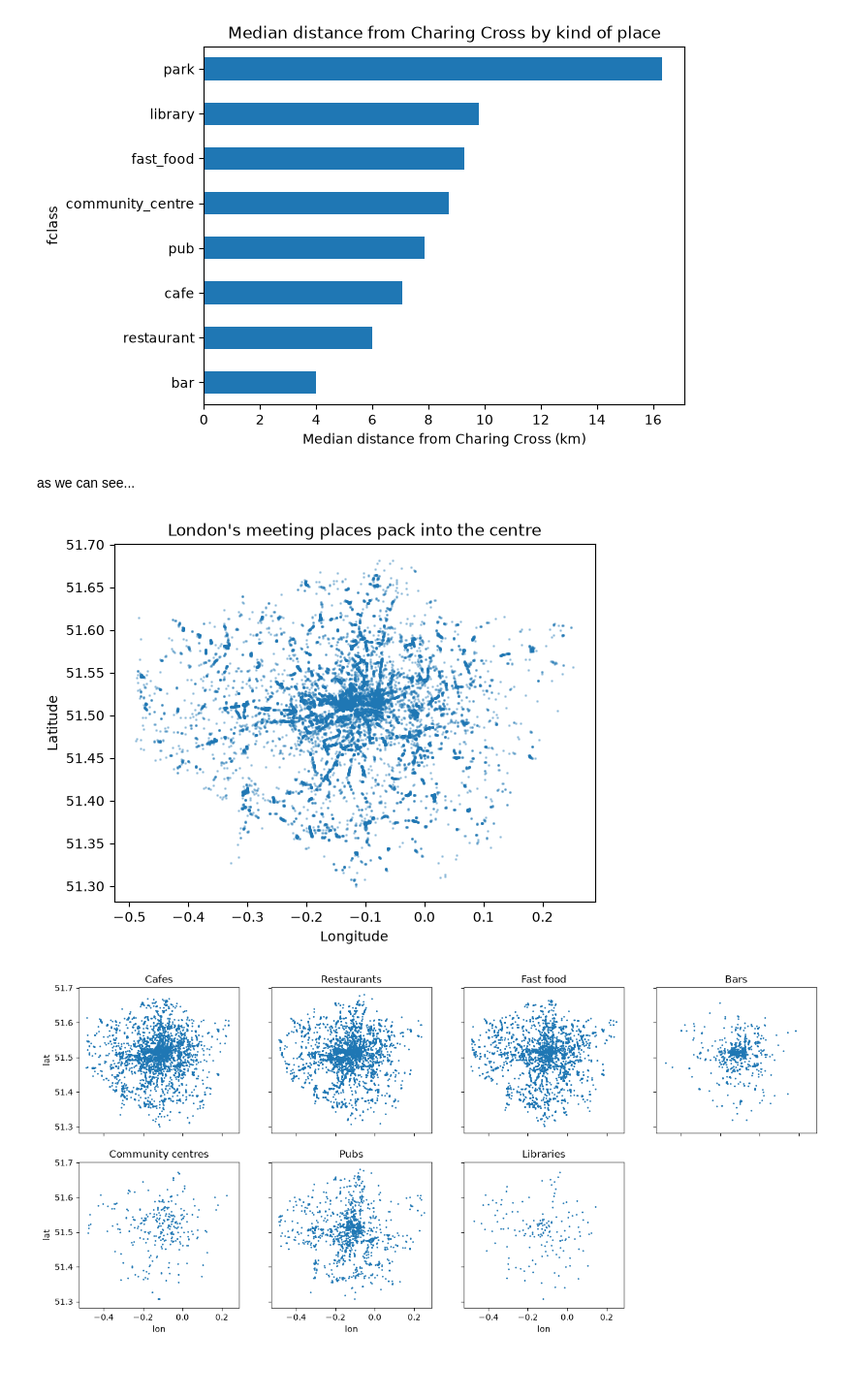
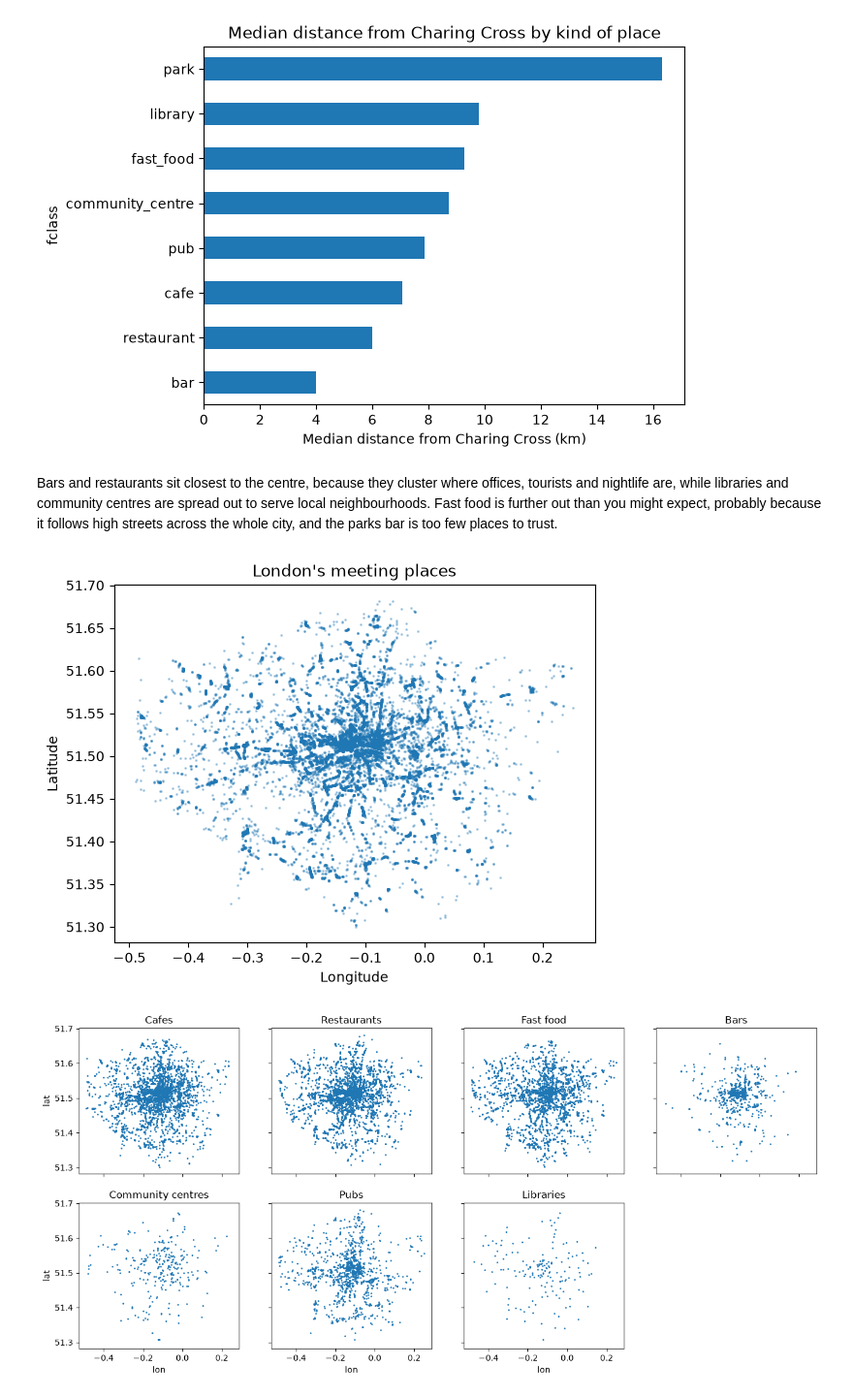
Before and after one commit to rufusgsmith/project-labs, a Jupyter notebook: notebooks/explore-data.ipynb, the cells around one changed output. Shown at 97% size. Drawn from its saved outputs; the diff is of its cells as text; code cells hidden in the pictures; blank space fills up the shorter version.

```diff
--- a/notebooks/explore-data.ipynb
+++ b/notebooks/explore-data.ipynb
@@ -69,16 +71,16 @@ park                16.3
 Name: km_from_centre, dtype: float64
 [figure]
 # %% [markdown]
-as we can see...
+Bars and restaurants sit closest to the centre, because they cluster where offices, tourists and nightlife are, while libraries and community centres are spread out to serve local neighbourhoods. Fast food is further out than you might expect, probably because it follows high streets across the whole city, and the parks bar is too few places to trust.
 # %%
 # map every place to visually see the spread of places across london
 places.plot(kind="scatter", x="lon", y="lat", s=1, alpha=0.3,
-            title="London's meeting places pack into the centre")
+            title="London's meeting places")
 plt.xlabel("Longitude")
 plt.ylabel("Latitude")
 plt.show()
 # %% [output]
-[figure, old version]
+[figure, new version]
 # %%
 # one map per type of place and plotted side by side
 fig, axes = plt.subplots(2, 4, figsize=(16, 7), sharex=True, sharey=True)
```
Also changed, not shown: parts of 6 cells of this notebook.
